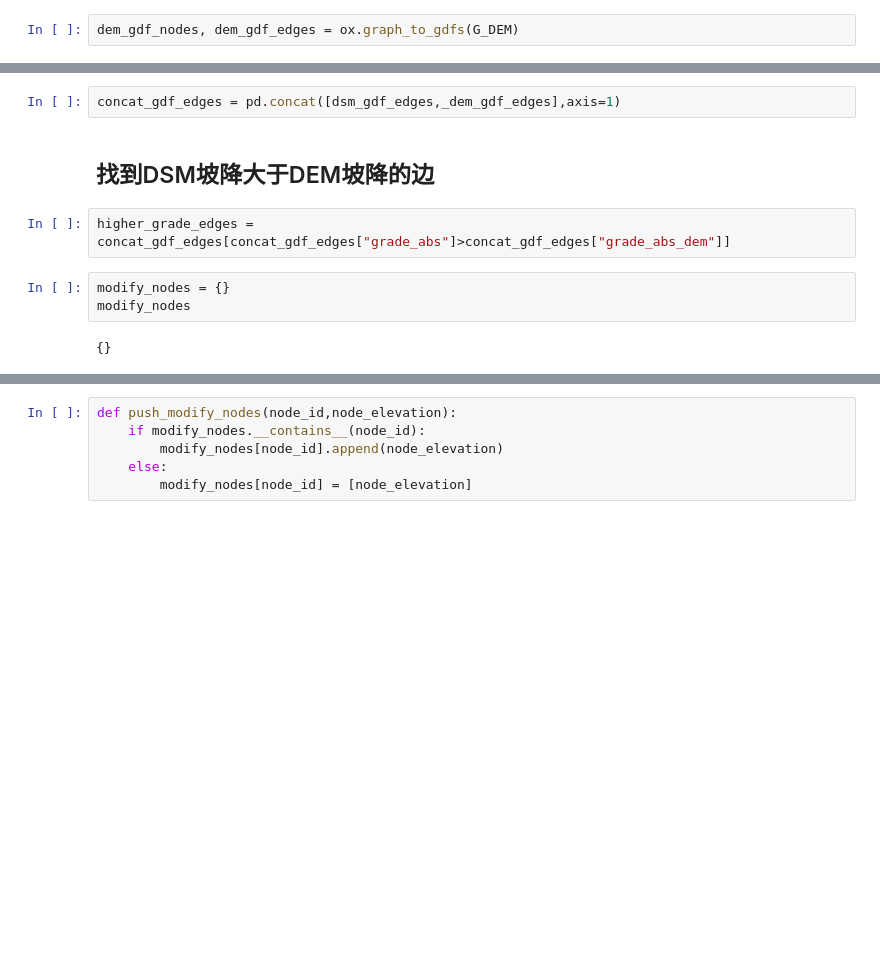
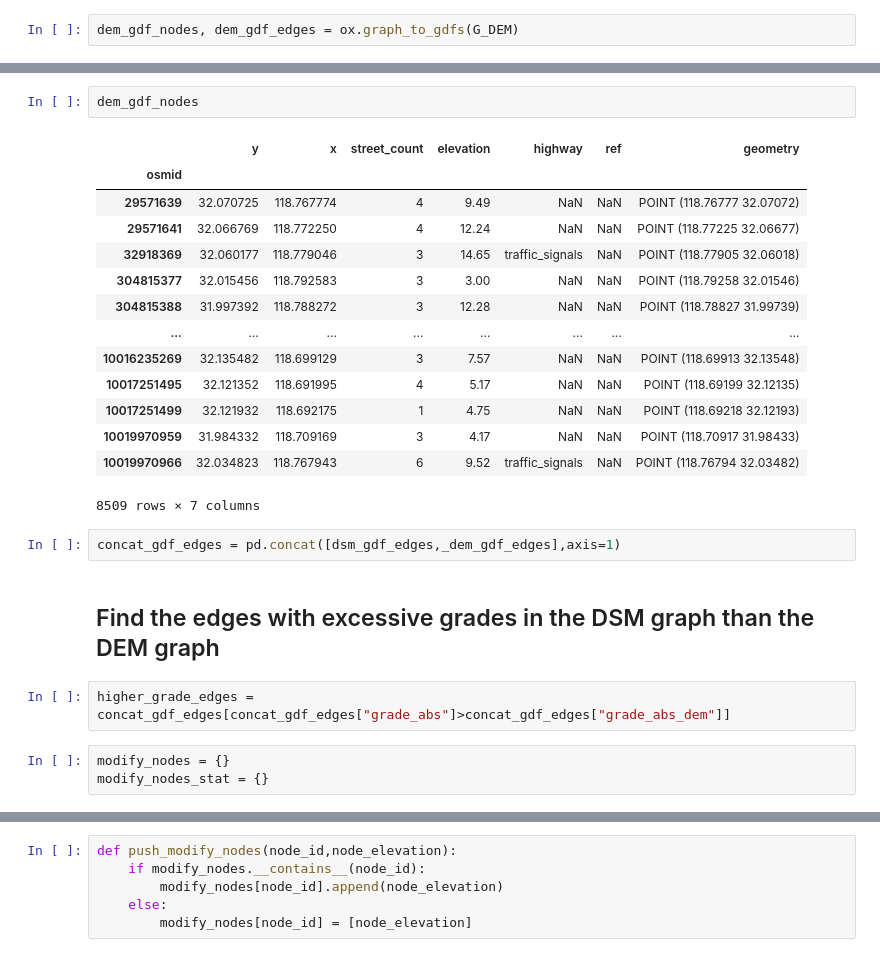
Before and after one commit to CubicsYang/Road_Elevation_DSM, a Jupyter notebook: Nanjing.ipynb, the cells around one changed output, grey strips where cells are left out. Saved outputs shown, nothing was run; the diff lists cells and outputs as text; blank space fills up the shorter version.

```diff
--- a/Nanjing.ipynb
+++ b/Nanjing.ipynb
@@ -55,11 +94,26 @@ _dem_gdf_edges.describe()
+# %%
+dem_gdf_nodes
+# %% [output]
+|  | y | x | street_count | elevation | highway | ref | geometry |
+| osmid |  |  |  |  |  |  |  |
+| 29571639 | 32.070725 | 118.767774 | 4 | 9.49 | NaN | NaN | POINT (118.76777 32.07072) |
+| 29571641 | 32.066769 | 118.772250 | 4 | 12.24 | NaN | NaN | POINT (118.77225 32.06677) |
+| 32918369 | 32.060177 | 118.779046 | 3 | 14.65 | traffic_signals | NaN | POINT (118.77905 32.06018) |
+| 304815377 | 32.015456 | 118.792583 | 3 | 3.00 | NaN | NaN | POINT (118.79258 32.01546) |
+| 304815388 | 31.997392 | 118.788272 | 3 | 12.28 | NaN | NaN | POINT (118.78827 31.99739) |
+| ... | ... | ... | ... | ... | ... | ... | ... |
+| 10016235269 | 32.135482 | 118.699129 | 3 | 7.57 | NaN | NaN | POINT (118.69913 32.13548) |
+| 10017251495 | 32.121352 | 118.691995 | 4 | 5.17 | NaN | NaN | POINT (118.69199 32.12135) |
+| 10017251499 | 32.121932 | 118.692175 | 1 | 4.75 | NaN | NaN | POINT (118.69218 32.12193) |
+| 10019970959 | 31.984332 | 118.709169 | 3 | 4.17 | NaN | NaN | POINT (118.70917 31.98433) |
+| 10019970966 | 32.034823 | 118.767943 | 6 | 9.52 | traffic_signals | NaN | POINT (118.76794 32.03482) |
+8509 rows × 7 columns
 # %%
 concat_gdf_edges = pd.concat([dsm_gdf_edges,_dem_gdf_edges],axis=1)
-# %% [markdown]
-## 找到DSM坡降大于DEM坡降的边
+# %% [markdown]
+## Find the edges with excessive grades in the DSM graph than the DEM graph
 # %%
 higher_grade_edges = concat_gdf_edges[concat_gdf_edges["grade_abs"]>concat_gdf_edges["grade_abs_dem"]]
 # %%
 modify_nodes = {}
-modify_nodes
+modify_nodes_stat = {}
-# %% [output]
-{}
```
Also changed, not shown: parts of 39 cells of this notebook, 9 other files.
